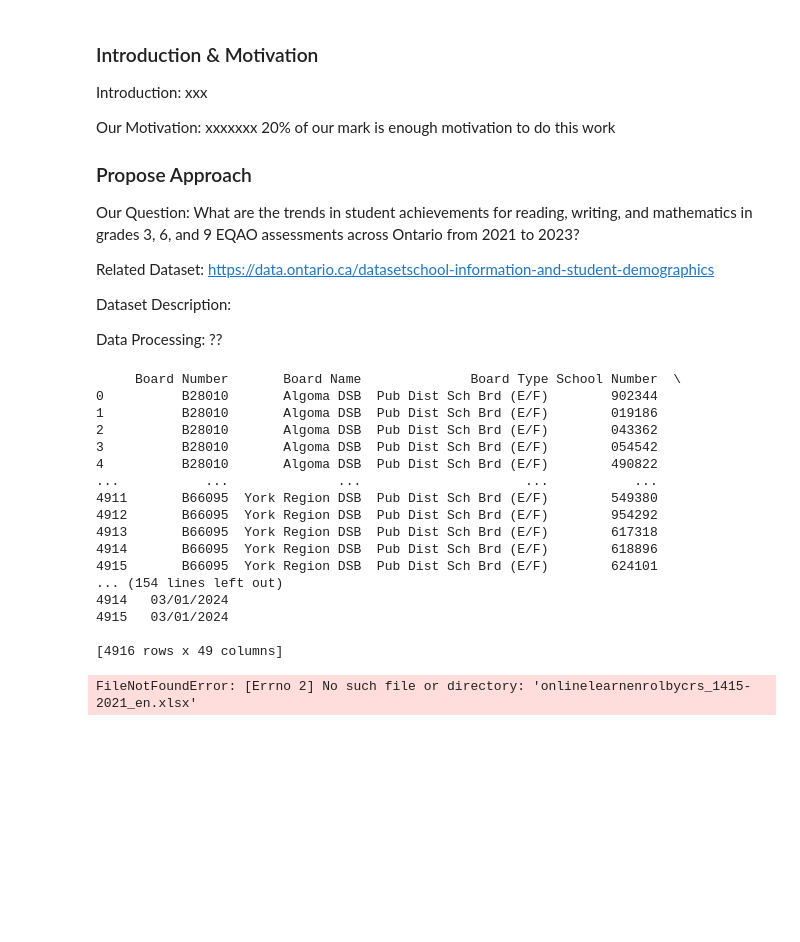
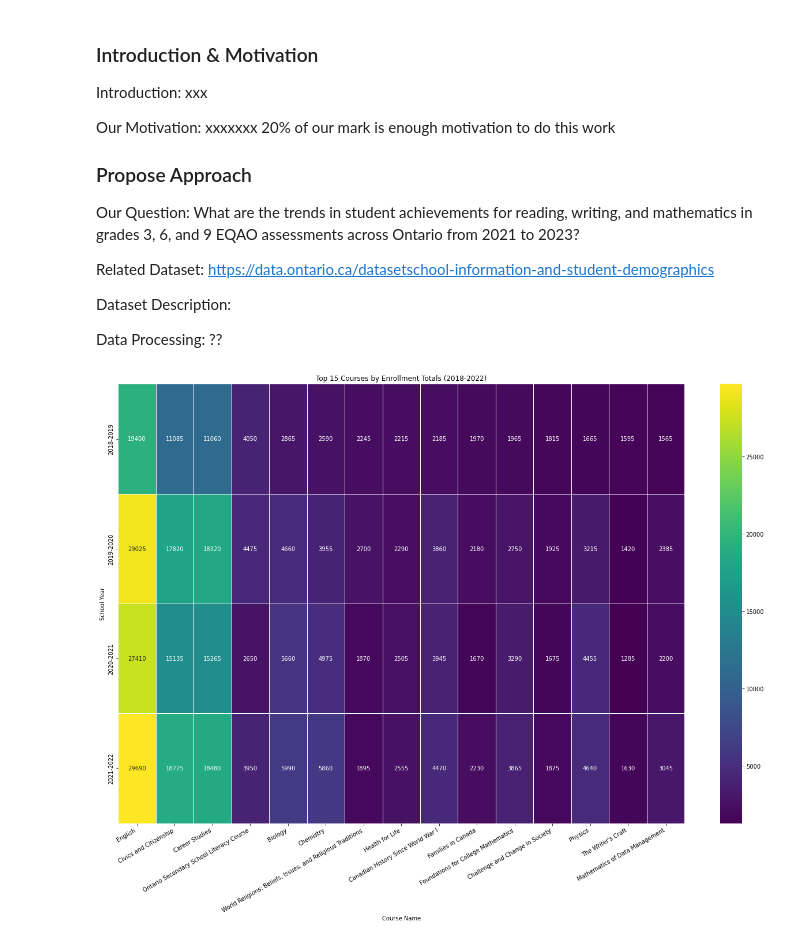
Before and after one commit to light-c0d3/cp321_proj, a Jupyter notebook: proj.ipynb, the cells around one changed output. Cells and saved outputs as stored; diff of their text form; code cells hidden in the pictures; blank space fills up the shorter version.

```diff
--- a/proj.ipynb
+++ b/proj.ipynb
@@ -33,34 +33,9 @@ Data Processing:     ??
 # %%
 # Our code starts from here
 
-# All imports
-import pandas as pd
-import matplotlib.pyplot as plt
-import numpy as np
-
-# test opening file
-# Required download: to be able to open xlsx files:
+# Required downloads: to be able to open xlsx files:
 # pip install openpyxl
-df = pd.read_excel(r'data/new_sif_data_table_2021_22prelim_en_march2024.xlsx')
-print(df)
+# pip install seaborn
-# %% [output]
-     Board Number       Board Name              Board Type School Number  \
-0          B28010       Algoma DSB  Pub Dist Sch Brd (E/F)        902344
-1          B28010       Algoma DSB  Pub Dist Sch Brd (E/F)        019186
-2          B28010       Algoma DSB  Pub Dist Sch Brd (E/F)        043362
-3          B28010       Algoma DSB  Pub Dist Sch Brd (E/F)        054542
-4          B28010       Algoma DSB  Pub Dist Sch Brd (E/F)        490822
-...           ...              ...                     ...           ...
-4911       B66095  York Region DSB  Pub Dist Sch Brd (E/F)        549380
-4912       B66095  York Region DSB  Pub Dist Sch Brd (E/F)        954292
-4913       B66095  York Region DSB  Pub Dist Sch Brd (E/F)        617318
-4914       B66095  York Region DSB  Pub Dist Sch Brd (E/F)        618896
-4915       B66095  York Region DSB  Pub Dist Sch Brd (E/F)        624101
-... (154 lines left out)
-4914   03/01/2024
-4915   03/01/2024
-
-[4916 rows x 49 columns]
 # %%
 """
 Grouped Bar - Showing top 3 courses for enrollment
@@ -69,7 +44,8 @@ import pandas as pd
 import matplotlib.pyplot as plt
 import numpy as np
 
-data = pd.read_excel('onlinelearnenrolbycrs_1415-2021_en (2).xlsx')
+# data = pd.read_excel('onlinelearnenrolbycrs_1415-2021_en (2).xlsx')
+data = pd.read_excel('data/onlinelearnenrolbycrs_1415-2021_en.xlsx')
 
 
 data.replace('<10', 5, inplace=True)
@@ -112,8 +88,6 @@ ax.legend(title='Year')
 
 plt.tight_layout()
 plt.show()
-# %% [output]
-FileNotFoundError: [Errno 2] No such file or directory: 'onlinelearnenrolbycrs_1415-2021_en.xlsx'
 # %%
 """
 HeatMap - Showing top 15 courses for enrollment
@@ -122,8 +96,8 @@ import pandas as pd
 import seaborn as sns
 import matplotlib.pyplot as plt
 
-data = pd.read_excel('onlinelearnenrolbycrs_1415-2021_en (2).xlsx')
-
+# data = pd.read_excel('onlinelearnenrolbycrs_1415-2021_en (2).xlsx')
+data = pd.read_excel("data/onlinelearnenrolbycrs_1415-2021_en.xlsx")
 
 data.replace('<10', 5, inplace=True)
 data.fillna(0, inplace=True)
@@ -138,33 +112,35 @@ data = data.rename(columns=dict(zip(years_of_interest, simple_years)))
 
 
 for year in simple_years:
     data[year] = pd.to_numeric(data[year])
 
 
 data = data[~data['Course Name'].str.contains('Provincial Total', na=False)]
 
 
 enrollment_sums = data.groupby('Course Name')[simple_years].sum()
 enrollment_sums = enrollment_sums.sort_values(by=simple_years, ascending=False)
 
 
 top_enrollment_sums = enrollment_sums.head(15)
 
 
 heatmap_data = top_enrollment_sums.T
 
 plt.figure(figsize=(22, 14))
 heatmap = sns.heatmap(heatmap_data, annot=True, fmt=".0f", cmap='viridis', linewidths=.5)
 heatmap.set_title('Top 15 Courses by Enrollment Totals (2018-2022)')
 heatmap.set_ylabel('School Year')
 heatmap.set_xlabel('Course Name')
 plt.xticks(rotation=30, ha='right')  # Rotate course titles for better alignment
 
 # Save the heatmap figure
 heatmap_figure_path_aligned = 'top_15_courses_enrollment_heatmap_aligned.png'
 plt.savefig(heatmap_figure_path_aligned)
 
 plt.show()
+# %% [output]
+[figure, added]
 # %%
 """
 LineChart - Showing courses with consistently decreasing enrollments
```
Also changed, not shown: parts of 2 cells of this notebook.
